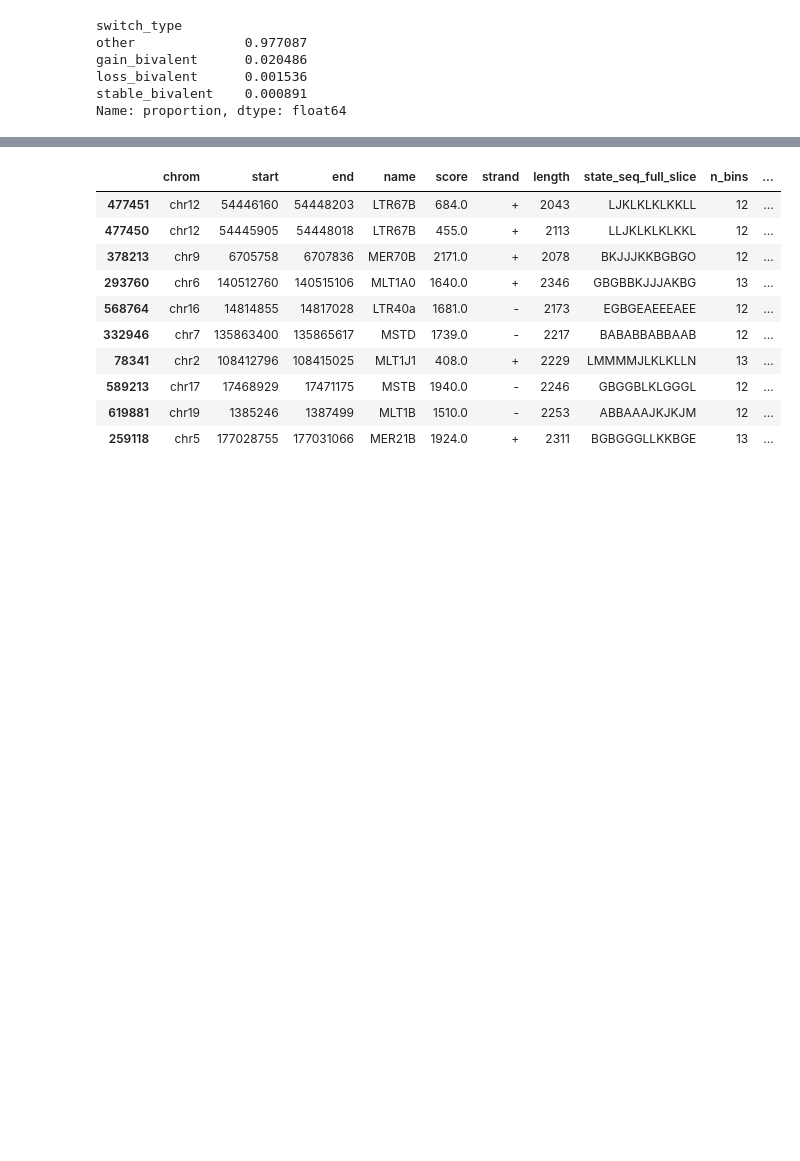
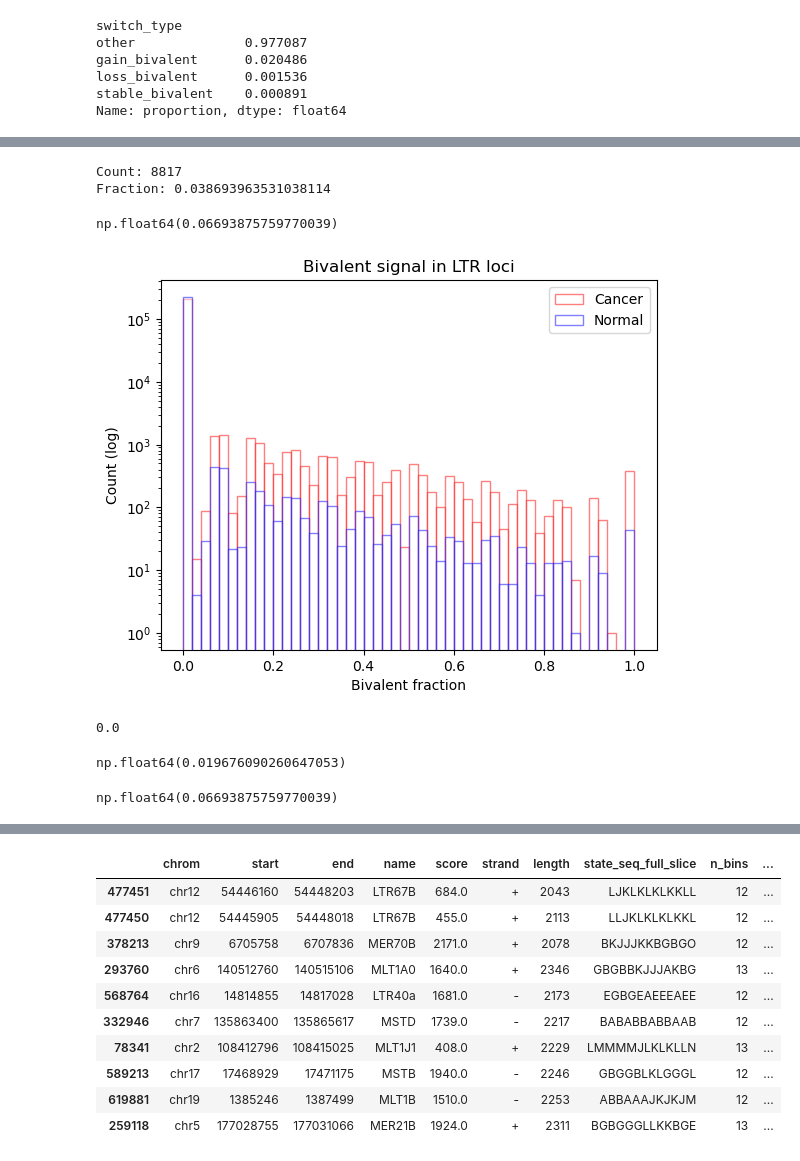
Before and after one commit to caocao0525/HERV, a Jupyter notebook: herv_util_test.ipynb, the cells around one changed output, grey strips where cells are left out. Drawn from its saved outputs; the diff is of its cells as text; code cells hidden in the pictures; blank space fills up the shorter version.

```diff
--- a/herv_util_test.ipynb
+++ b/herv_util_test.ipynb
@@ -273,3 +264,6 @@ def get_state_fraction(seq):
+# %%
+def frac_of(states, counter):
+    return sum(counter.get(s, 0) for s in states)
 # %%
 def get_frac(seq):
     c = Counter(seq)
@@ -312,3 +334,58 @@ Name: proportion, dtype: float64
+# %%
+# A subset of LTR loci exhibits de novo acquisition of bivalent chromatin in cancer.
+
+df_de_novo = df_merged[
+    (df_merged["biv_normal"] == 0) &
+    (df_merged["biv_cancer"] > 0.2)
+]
+
+count = len(df_de_novo)
+fraction = count / len(df_merged)
+
+print("Count:", count)
+print("Fraction:", fraction)
+# %% [output]
+Count: 8817
+Fraction: 0.038693963531038114
+# %%
+(df_merged["biv_cancer"] > df_merged["biv_normal"]).mean()
+# %% [output]
+np.float64(0.06693875759770039)
+# %%
+import matplotlib.pyplot as plt
+
+plt.hist(df_merged["biv_cancer"], bins=50, alpha=0.5, color="white", edgecolor="red", label="Cancer")
+plt.hist(df_merged["biv_normal"], bins=50, alpha=0.5, color="white", edgecolor="blue", label="Normal")
+
+plt.yscale("log")
+plt.legend()
+plt.xlabel("Bivalent fraction")
+plt.ylabel("Count (log)")
+plt.title("Bivalent signal in LTR loci")
+
+plt.show()
+# %% [output]
+[figure, added]
+# %%
+from scipy.stats import mannwhitneyu
+
+stat, p = mannwhitneyu(
+    df_merged["biv_normal"],
+    df_merged["biv_cancer"],
+    alternative="two-sided"
+)
+
+print(p)
+# %% [output]
+0.0
+# %%
+df_merged["biv_cancer"].mean() - df_merged["biv_normal"].mean()
+# %% [output]
+np.float64(0.019676090260647053)
+# %%
+(df_merged["biv_cancer"] > df_merged["biv_normal"]).mean()
+# %% [output]
+np.float64(0.06693875759770039)
 # %%
 def make_ltr_transition_df(
     df_ltr_on_cell,
```
Also changed, not shown: parts of 3 cells of this notebook.
